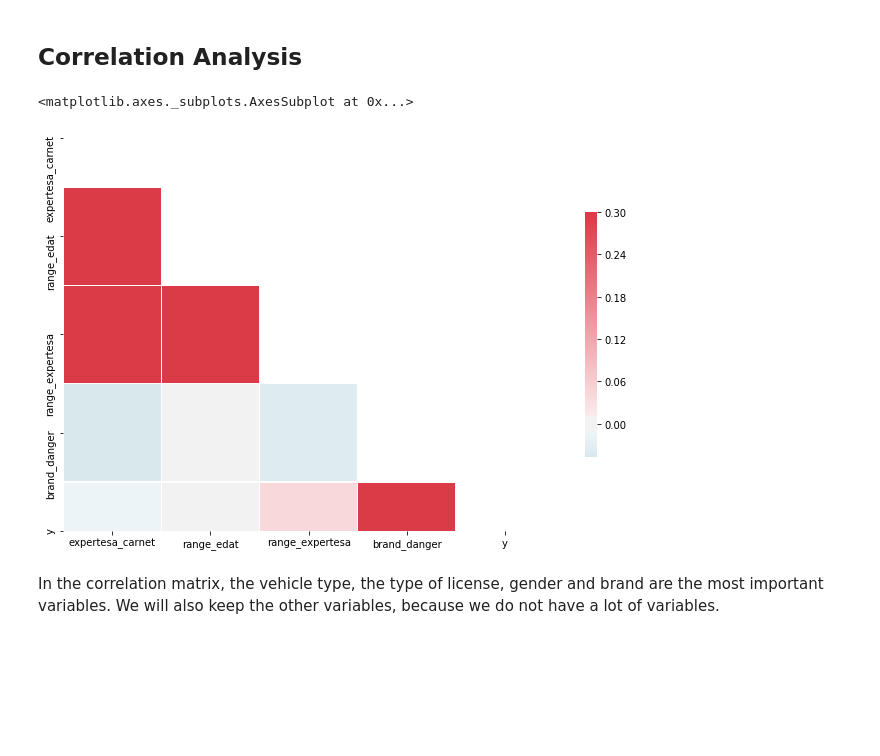
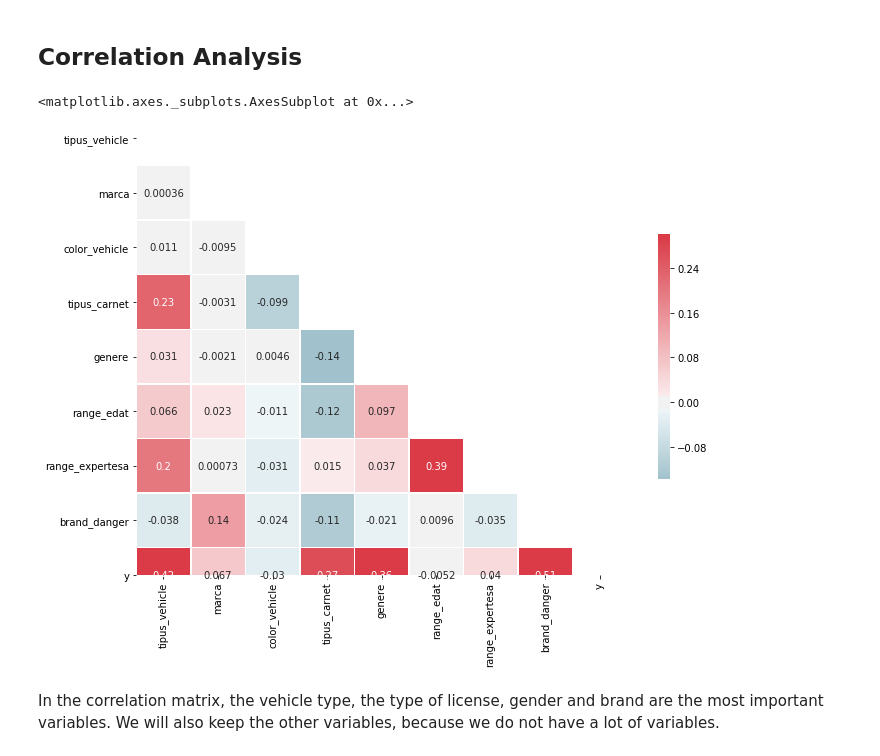
Before and after one commit to Doasy/AccidentsBCN, a Jupyter notebook: notebooks/EDA.ipynb, the cells around one changed output. Saved outputs shown, nothing was run; the diff lists cells and outputs as text; code cells hidden in the pictures; blank space fills up the shorter version.

```diff
--- a/notebooks/EDA.ipynb
+++ b/notebooks/EDA.ipynb
@@ -249,6 +249,7 @@ df.loc[(df.expertesa_carnet>5) & (df.expertesa_carnet<=15), 'accidents_expertesa
 df.loc[(df.expertesa_carnet>15) & (df.expertesa_carnet<=35), 'accidents_expertesa'] = df.loc[(df.expertesa_carnet>15) & (df.expertesa_carnet<=35)].groupby('expertesa_carnet').count().mean()[0]
 df.loc[df.expertesa_carnet>35, 'accidents_expertesa'] = df.loc[df.expertesa_carnet>35].groupby('expertesa_carnet').count().mean()[0]
 df['range_expertesa'] = df.expertesa_carnet.apply(expertise_definer)
+df.drop('expertesa_carnet', axis=1, inplace=True)
 # %%
 plt.bar(df.range_expertesa, df.accidents_expertesa)
 # %% [output]
@@ -329,0 +330,9 @@ memory usage: 2.7+ MB
+# %%
+from sklearn.preprocessing import LabelEncoder
+df_ = df.copy()
+le = LabelEncoder()
+df_['tipus_vehicle'] = le.fit_transform(df_['tipus_vehicle'])
+df_['marca'] = le.fit_transform(df_['marca'])
+df_['color_vehicle'] = le.fit_transform(df_['color_vehicle'])
+df_['tipus_carnet'] = le.fit_transform(df_['tipus_carnet'])
+df_['genere'] = le.fit_transform(df_['genere'])
@@ -335,22 +363,22 @@ df_
 # %%
-corr = df.corr()
+corr = df_.corr()
 
 # Generate a mask for the upper triangle
 mask = np.zeros_like(corr, dtype=np.bool)
 mask[np.triu_indices_from(mask)] = True
 
 # Set up the matplotlib figure
 f, ax = plt.subplots(figsize=(11, 9))
 
 # Generate a custom diverging colormap
 cmap = sns.diverging_palette(220, 10, as_cmap=True)
 
 # Draw the heatmap with the mask and correct aspect ratio
-sns.heatmap(corr, mask=mask, cmap=cmap, vmax=.3, center=0,
+sns.heatmap(corr, mask=mask, annot=True, cmap=cmap, vmax=.3, center=0,
             square=True, linewidths=.5, cbar_kws={"shrink": .5})
 # %% [output]
 <matplotlib.axes._subplots.AxesSubplot at 0x...>
-[figure, old version]
+[figure, new version]
 # %% [markdown]
 In the correlation matrix, the vehicle type, the type of license, gender and brand are the most important variables. We will also keep the other variables, because we do not have a lot of variables.
 # %% [markdown]
```
Also changed, not shown: parts of 19 cells of this notebook.
